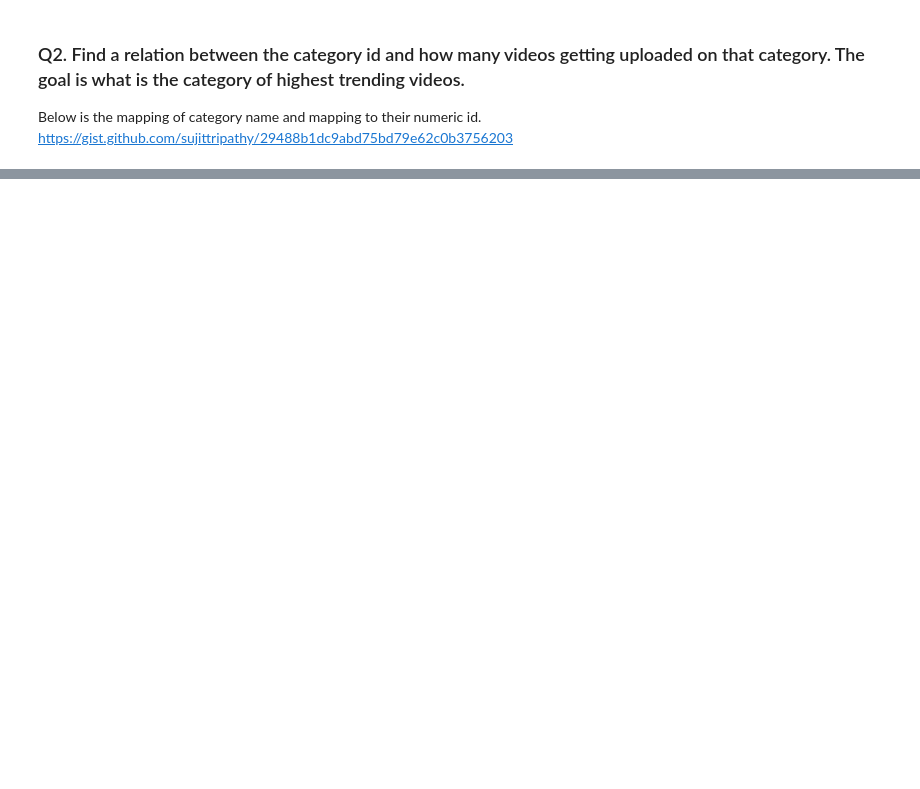
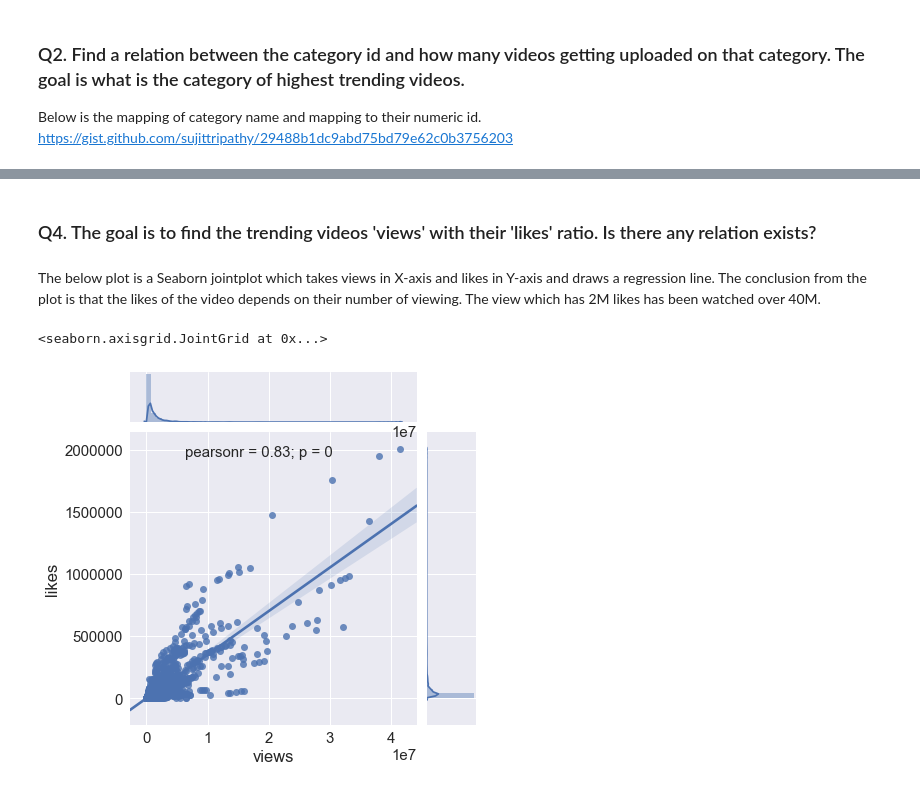
Before and after one commit to sujittripathy/DataScienceBootCampPrep, a Jupyter notebook: Exercise Visualization.ipynb, the cells around one changed output, grey strips where cells are left out. Saved outputs shown, nothing was run; the diff lists cells and outputs as text; code cells hidden in the pictures; blank space fills up the shorter version.

```diff
--- a/Exercise Visualization.ipynb
+++ b/Exercise Visualization.ipynb
@@ -80,0 +69,9 @@ df_comments.head()
+# %% [markdown]
+### Q4. The goal is to find the trending videos 'views' with their 'likes' ratio. Is there any relation exists?
+# %% [markdown]
+The below plot is a Seaborn jointplot which takes views in X-axis and likes in Y-axis and draws a regression line. The conclusion from the plot is that the likes of the video depends on their number of viewing. The view which has 2M likes has been watched over 40M.
+# %%
+sns.jointplot(x='views',y='likes',data=df_videos,kind='reg')
+# %% [output]
+<seaborn.axisgrid.JointGrid at 0x...>
+[figure, added]
```
Also changed, not shown: parts of 18 cells of this notebook.
